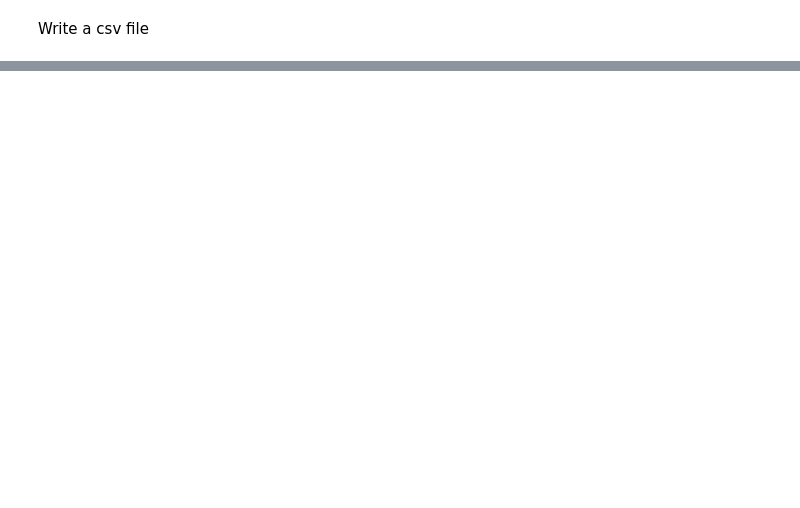
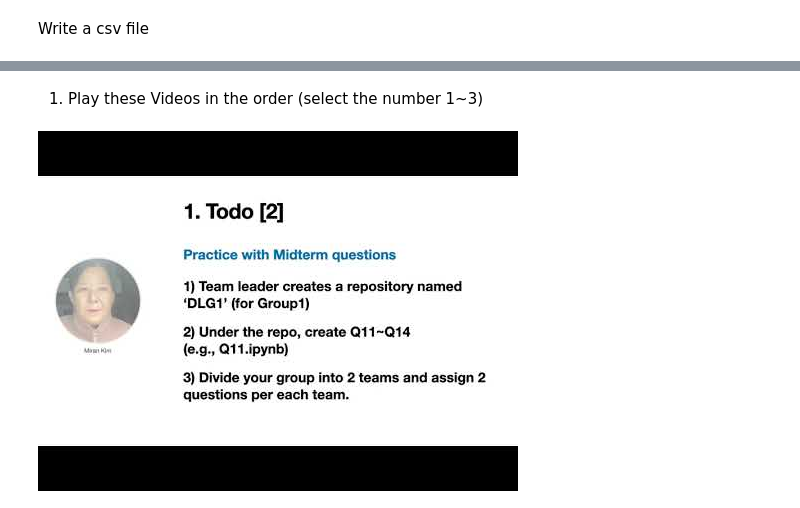
Before and after one commit to ihjeong427/DL23, a Jupyter notebook: DL_Final_practice.ipynb, the cells around one changed output, grey strips where cells are left out. Saved outputs shown, nothing was run; the diff lists cells and outputs as text; code cells hidden in the pictures; blank space fills up the shorter version.

```diff
--- a/DL_Final_practice.ipynb
+++ b/DL_Final_practice.ipynb
@@ -489,0 +742,16 @@ df
+# %% [markdown]
+1. Play these Videos in the order (select the number 1~3)
+# %%
+from IPython.display import YouTubeVideo
+
+Videos = "1. Todo guide" #@param = ["1. Todo guide", "2. Midterm questions", "3. How to collaborate on github"]
+
+nums = Videos.split(".")
+num = nums[0]
+num = int(num)-1
+
+video_id = ["C2EABSQM_zM","l0xsGLAyWaU","k5D37W6h56o"]
+myvideo = video_id[num]
+YouTubeVideo(myvideo, width = 800, height = 600)
+# %% [output]
+[figure, added]
```
Also changed, not shown: parts of 44 cells of this notebook.
